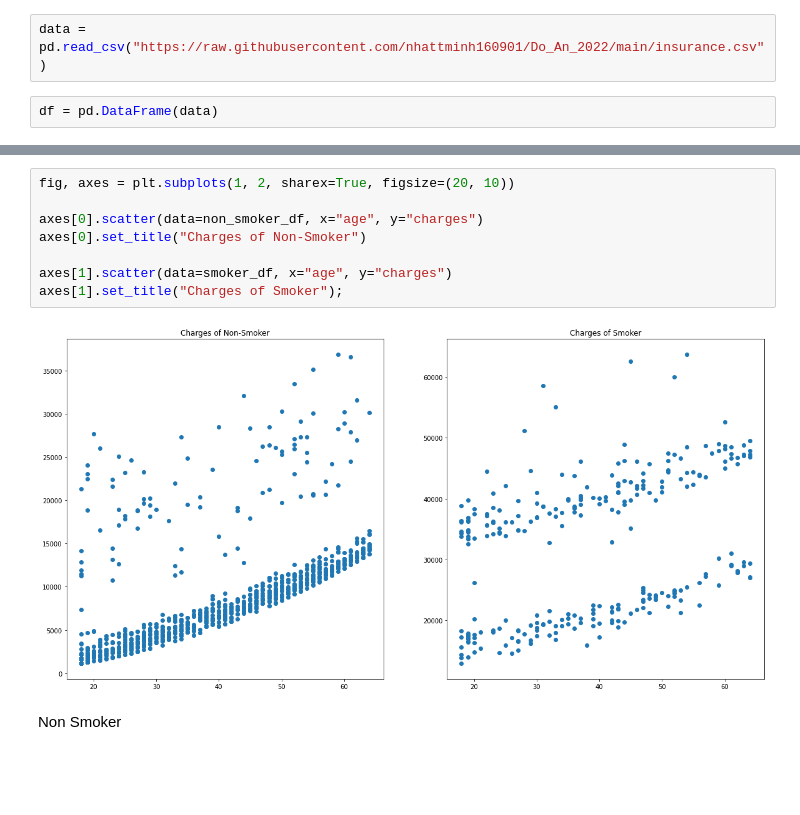
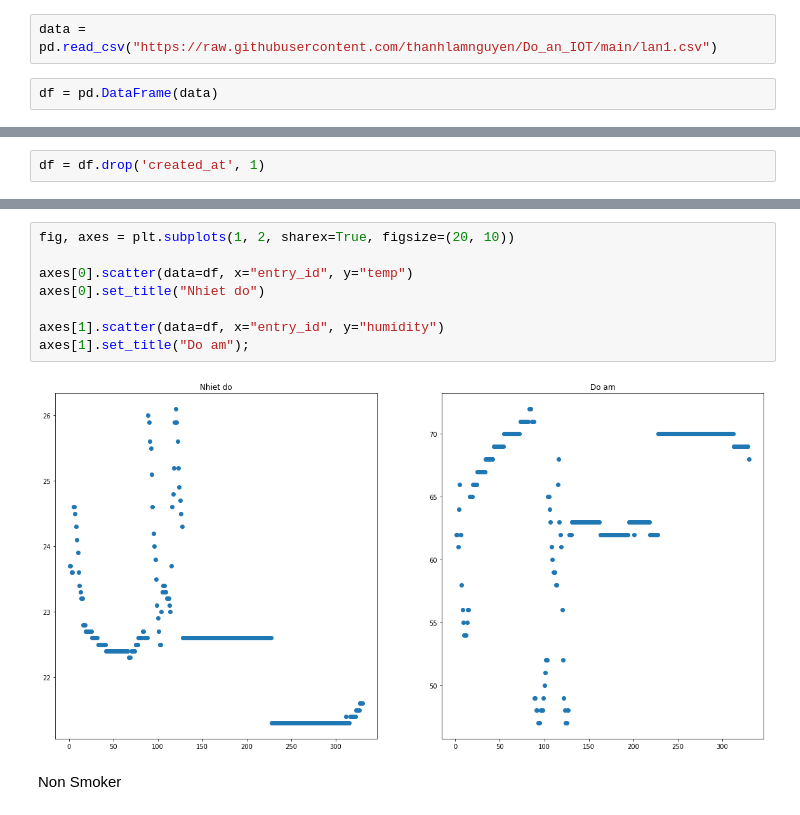
Before and after one commit to thanhlamnguyen/Do_an_IOT, a Jupyter notebook: Do_an_IOT.ipynb, the cells around one changed output, grey strips where cells are left out. Drawn from its saved outputs; the diff is of its cells as text; blank space fills up the shorter version.

```diff
--- a/Do_an_IOT.ipynb
+++ b/Do_an_IOT.ipynb
@@ -8,5 +31,5 @@ import seaborn as sns
 # %%
-data = pd.read_csv("https://raw.githubusercontent.com/nhattminh160901/Do_An_2022/main/insurance.csv")
+data = pd.read_csv("https://raw.githubusercontent.com/thanhlamnguyen/Do_an_IOT/main/lan1.csv")
 # %%
 df = pd.DataFrame(data)
 # %%
@@ -49 +85,3 @@ df.info
+# %%
+df = df.drop('created_at', 1)
 # %%
@@ -69,13 +103,13 @@ plt.show()
 # %%
 fig, axes = plt.subplots(1, 2, sharex=True, figsize=(20, 10))
 
-axes[0].scatter(data=non_smoker_df, x="age", y="charges")
-axes[0].set_title("Charges of Non-Smoker")
+axes[0].scatter(data=df, x="entry_id", y="temp")
+axes[0].set_title("Nhiet do")
 
-axes[1].scatter(data=smoker_df, x="age", y="charges")
-axes[1].set_title("Charges of Smoker");
+axes[1].scatter(data=df, x="entry_id", y="humidity")
+axes[1].set_title("Do am");
 # %% [output]
-[figure, old version]
+[figure, new version]
 # %% [markdown]
 Non Smoker
 # %%
```
Also changed, not shown: parts of 10 cells of this notebook.
